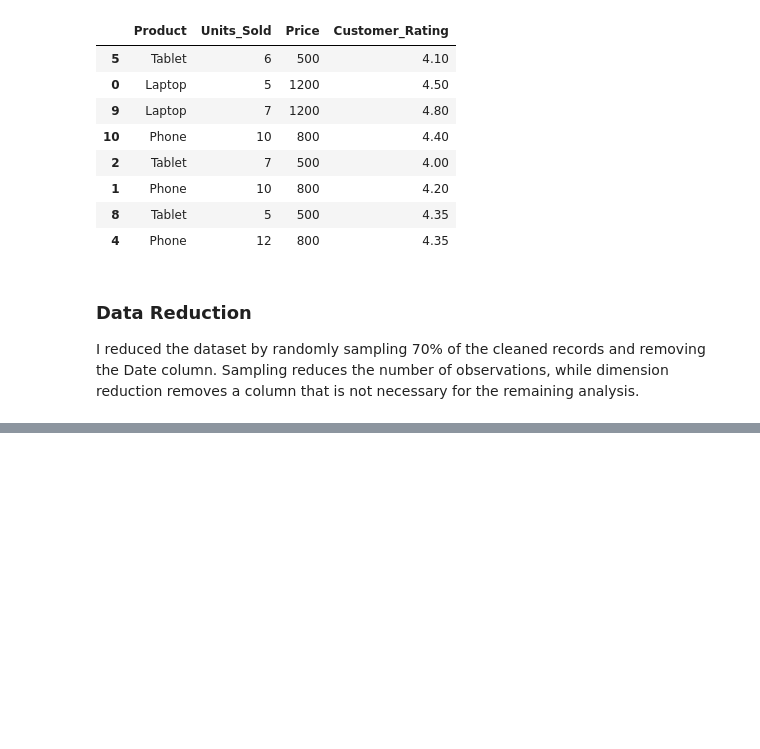
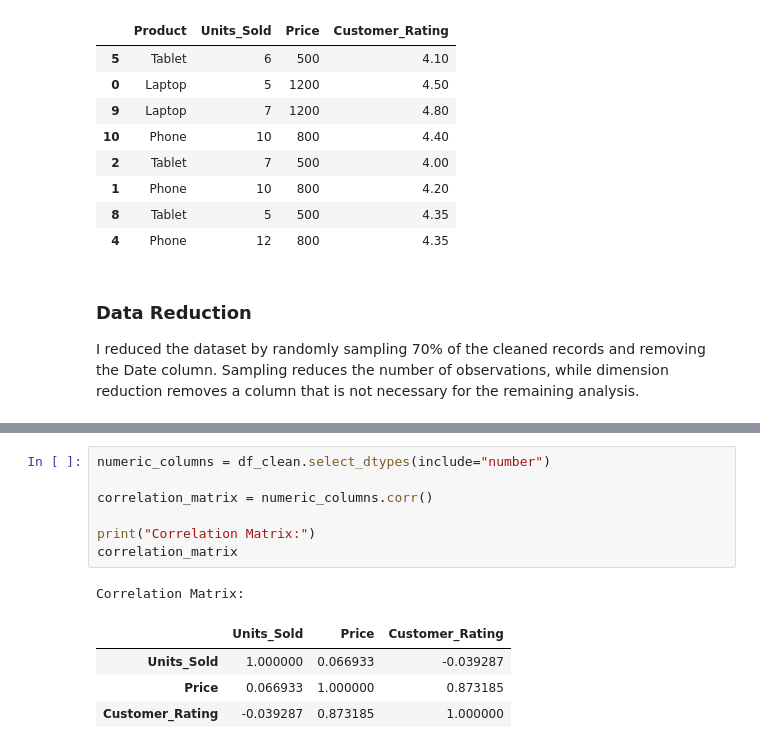
Before and after one commit to elkana-m/CS-634, a Jupyter notebook: lab1/lab1.ipynb, the cells around one changed output, grey strips where cells are left out. Cells and saved outputs as stored; diff of their text form; blank space fills up the shorter version.

```diff
--- a/lab1/lab1.ipynb
+++ b/lab1/lab1.ipynb
@@ -217,0 +348,13 @@ I reduced the dataset by randomly sampling 70% of the cleaned records and removi
+# %%
+numeric_columns = df_clean.select_dtypes(include="number")
+
+correlation_matrix = numeric_columns.corr()
+
+print("Correlation Matrix:")
+correlation_matrix
+# %% [output]
+Correlation Matrix:
+|  | Units_Sold | Price | Customer_Rating |
+| Units_Sold | 1.000000 | 0.066933 | -0.039287 |
+| Price | 0.066933 | 1.000000 | 0.873185 |
+| Customer_Rating | -0.039287 | 0.873185 | 1.000000 |
```
Also changed, not shown: parts of 12 cells of this notebook.
